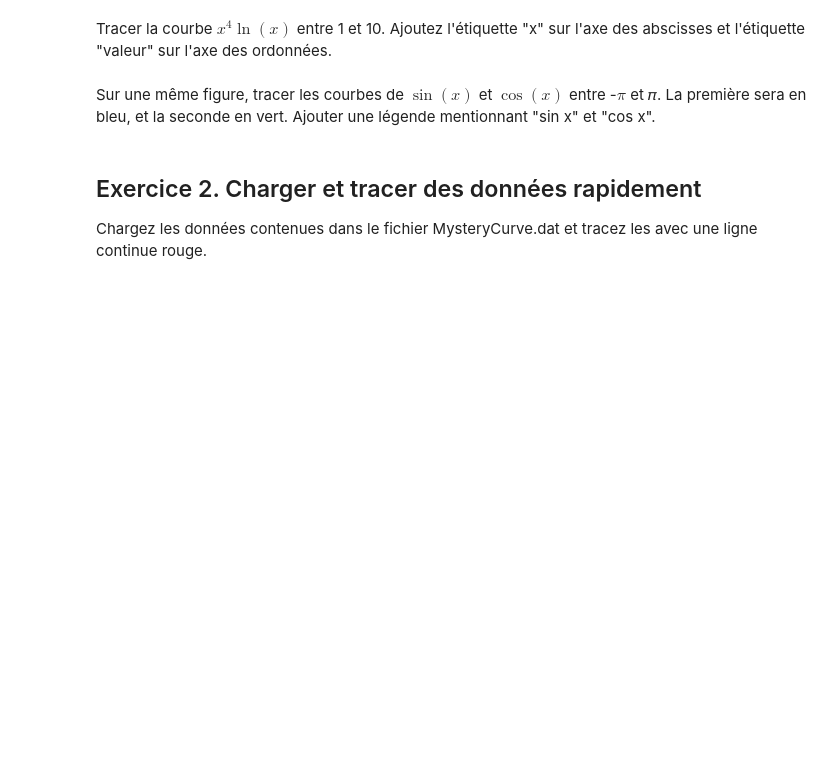
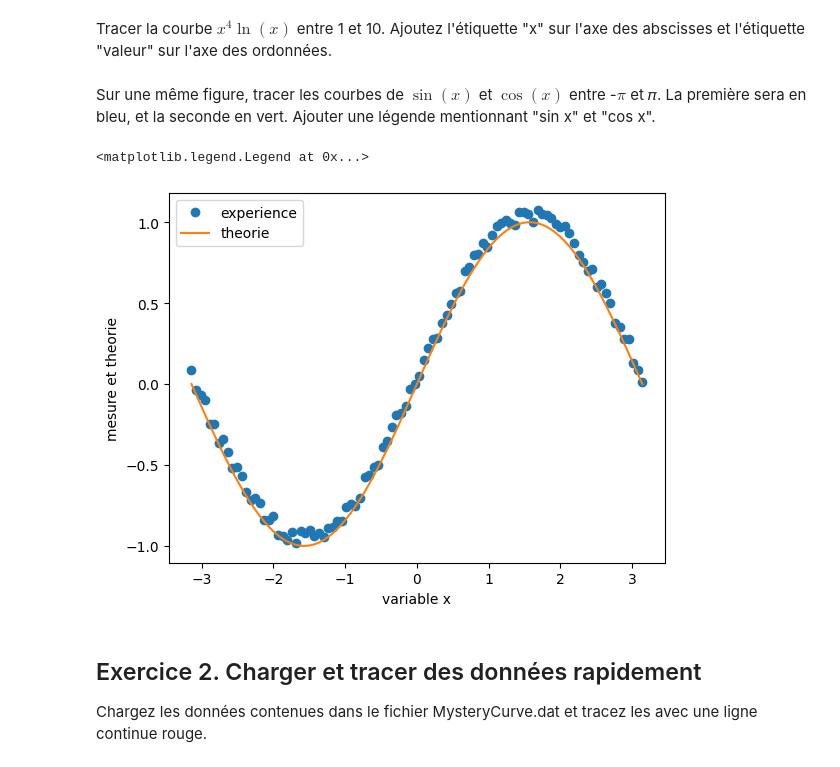
Before and after one commit to YannickHallez/CHIM2-ON1, a Jupyter notebook: Exercices/TP3-vierge.ipynb, the cells around one changed output. Cells and saved outputs as stored; diff of their text form; code cells hidden in the pictures; blank space fills up the shorter version.

```diff
--- a/Exercices/TP3-vierge.ipynb
+++ b/Exercices/TP3-vierge.ipynb
@@ -34,6 +34,18 @@ Tracer la courbe de $\frac{\sin(x)}{x}$ entre $-\pi$ et $\pi$ avec une courbe de
 Tracer la courbe $x^4\ln(x)$ entre 1 et 10. Ajoutez l'étiquette "x" sur l'axe des abscisses et l'étiquette "valeur" sur l'axe des ordonnées.
 # %% [markdown]
 Sur une même figure, tracer les courbes de $\sin(x)$ et $\cos(x)$ entre -$\pi$ et 𝜋. La première sera en bleu, et la seconde en vert. Ajouter une légende mentionnant "sin x" et "cos x".
+# %%
+from pylab import *
+from numpy.random import random
+x = linspace(-pi, pi, 100)
+plot(x, sin(x)+random(100)*0.1, "o", label='experience')
+plot(x, sin(x), label='theorie')
+xlabel('variable x')
+ylabel('mesure et theorie')
+legend()
+# %% [output]
+<matplotlib.legend.Legend at 0x...>
+[figure, added]
 # %% [markdown]
 ## Exercice 2. Charger et tracer des données rapidement
 
```
Also changed, not shown: parts of 9 cells of this notebook.
